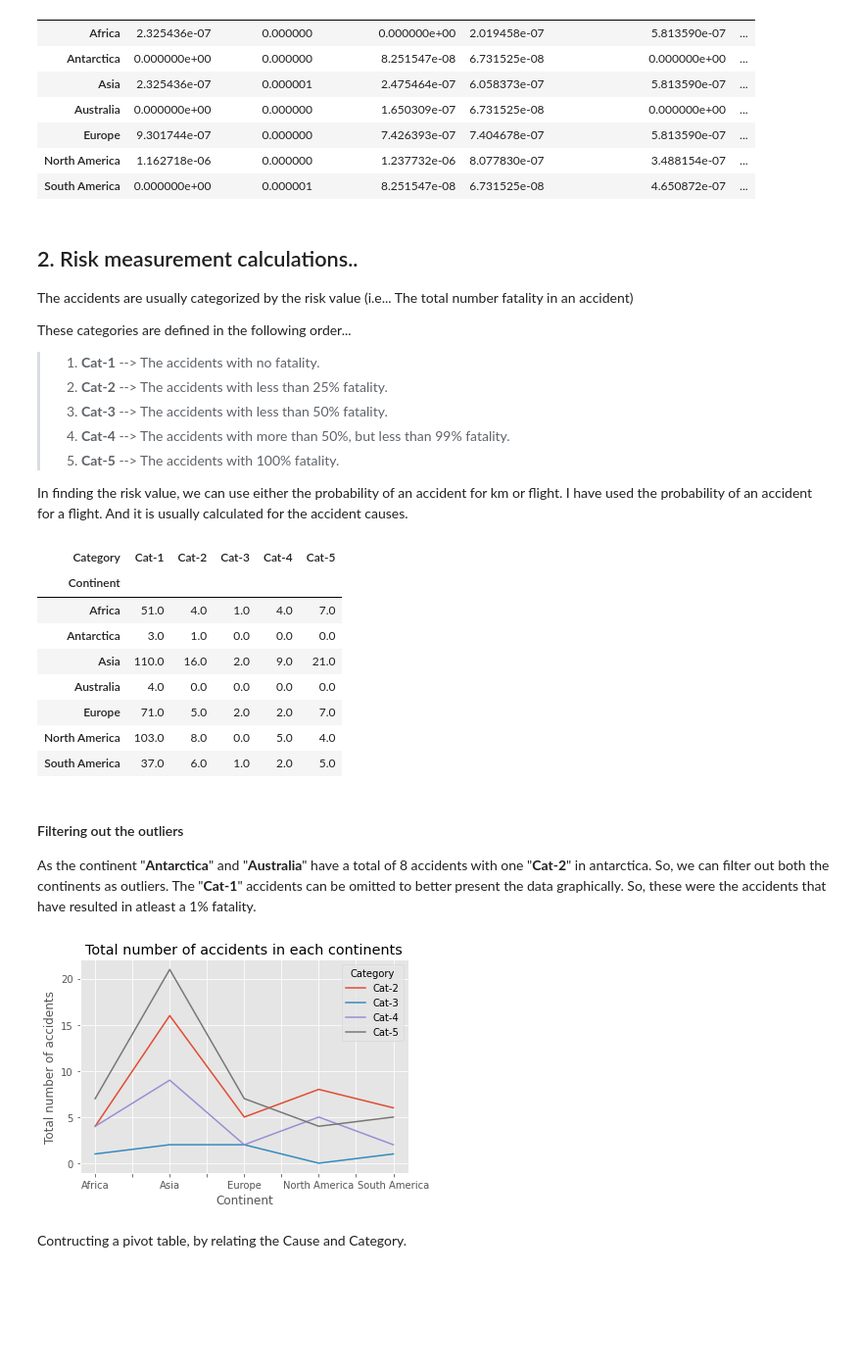
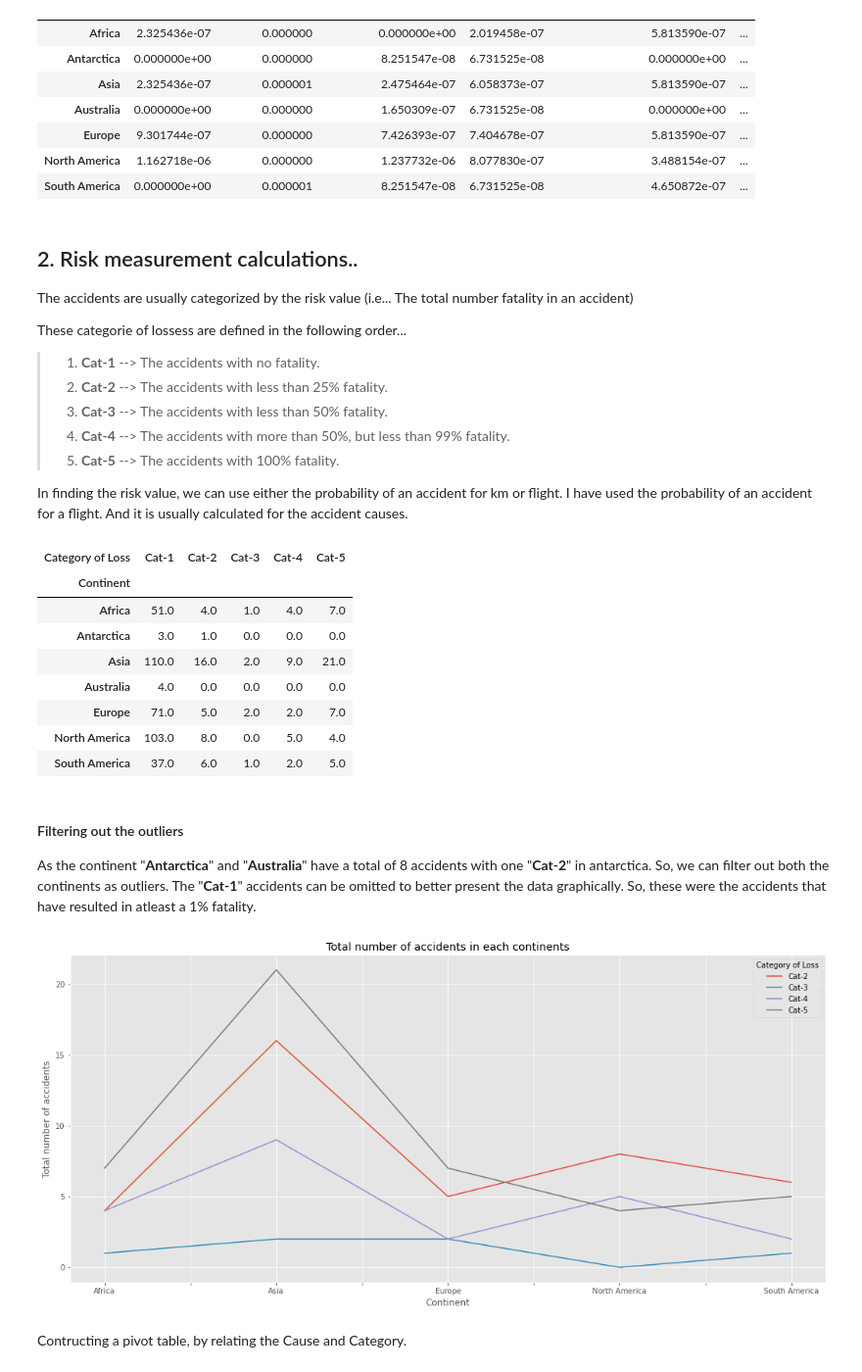
Before and after one commit to svkumar5950/boeing737, a Jupyter notebook: 1_Boeing737_Analysis_Report.ipynb, the cells around one changed output. Shown at 98% size. Cells and saved outputs as stored; diff of their text form; code cells hidden in the pictures; blank space fills up the shorter version.

```diff
--- a/1_Boeing737_Analysis_Report.ipynb
+++ b/1_Boeing737_Analysis_Report.ipynb
@@ -330,7 +334,7 @@ prob_cause_flight
 
 The accidents are usually categorized by the risk value (i.e... The total number fatality in an accident)
 
-These categories are defined in the following order...
+These categorie of lossess are defined in the following order...
 > 1. **Cat-1** --> The accidents with no fatality.
 > 2. **Cat-2** --> The accidents with less than 25% fatality.
 > 3. **Cat-3** --> The accidents with less than 50% fatality.
@@ -342,10 +346,10 @@ In finding the risk value, we can use either the probability of an accident for
 # Cat_mst is the Category measurement pivot table:
 
 cat_mst = source_sht_sort.groupby(['Continent', 'Category'])['Category'].count()
-cat_mst = tab_generator(cat_mst, "Category")
+cat_mst = tab_generator(cat_mst, "Category of Loss")
 cat_mst
 # %% [output]
-| Category | Cat-1 | Cat-2 | Cat-3 | Cat-4 | Cat-5 |
+| Category of Loss | Cat-1 | Cat-2 | Cat-3 | Cat-4 | Cat-5 |
 | Continent |  |  |  |  |  |
 | Africa | 51.0 | 4.0 | 1.0 | 4.0 | 7.0 |
 | Antarctica | 3.0 | 1.0 | 0.0 | 0.0 | 0.0 |
@@ -361,11 +365,11 @@ As the continent "__Antarctica__" and "__Australia__" have a total of 8 accident
 So, these were the accidents that have resulted in atleast a 1% fatality.
 # %%
 cat_criteria = ((cat_mst.index != 'Antarctica') & (cat_mst.index != 'Australia'))
-cat_mst[cat_criteria].filter(items=['Cat-2','Cat-3','Cat-4', 'Cat-5']).plot()
+cat_mst[cat_criteria].filter(items=['Cat-2','Cat-3','Cat-4', 'Cat-5']).plot(figsize=(18,8))
 plt.title('Total number of accidents in each continents')
 plt.ylabel('Total number of accidents')
 plt.show()
 # %% [output]
-[figure, old version]
+[figure, new version]
 # %% [markdown]
 Contructing a pivot table, by relating the Cause and Category.
```
Also changed, not shown: parts of 22 cells of this notebook.
